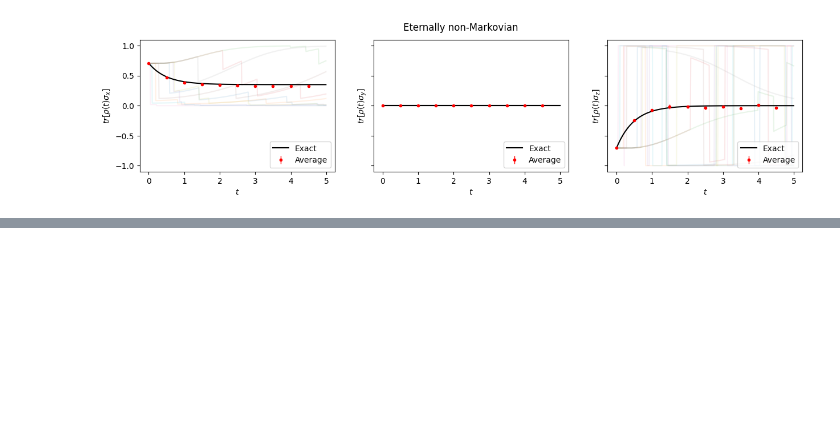
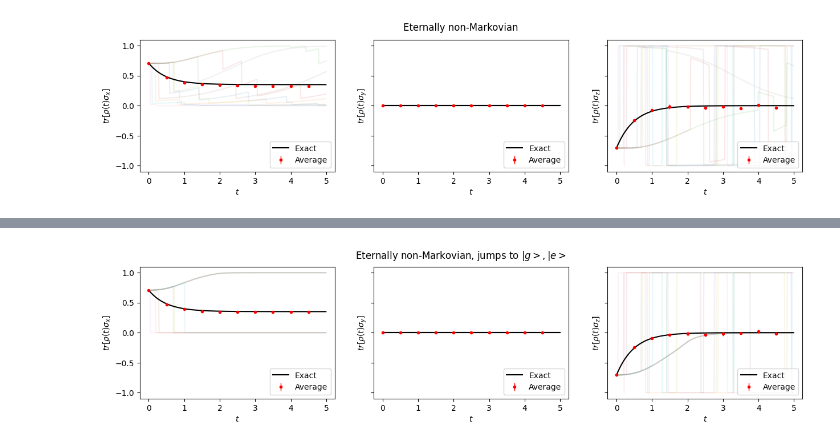
Before and after one commit to federicoSettimo/ROQJ, a Jupyter notebook: Examples/Gen_qubit.ipynb, the cells around one changed output, grey strips where cells are left out. Cells and saved outputs as stored; diff of their text form; code cells hidden in the pictures; blank space fills up the shorter version.

Commit message:
Gen qubit, now with jumps to g,e

```diff
--- a/Examples/Gen_qubit.ipynb
+++ b/Examples/Gen_qubit.ipynb
@@ -84,0 +103,4 @@ plot("Eternally non-Markovian")
+# %%
+plot("Eternally non-Markovian, jumps to $|g>,|e>$")
+# %% [output]
+[figure, added]
```
Also changed, not shown: parts of 1 cell of this notebook, 1 other file.
